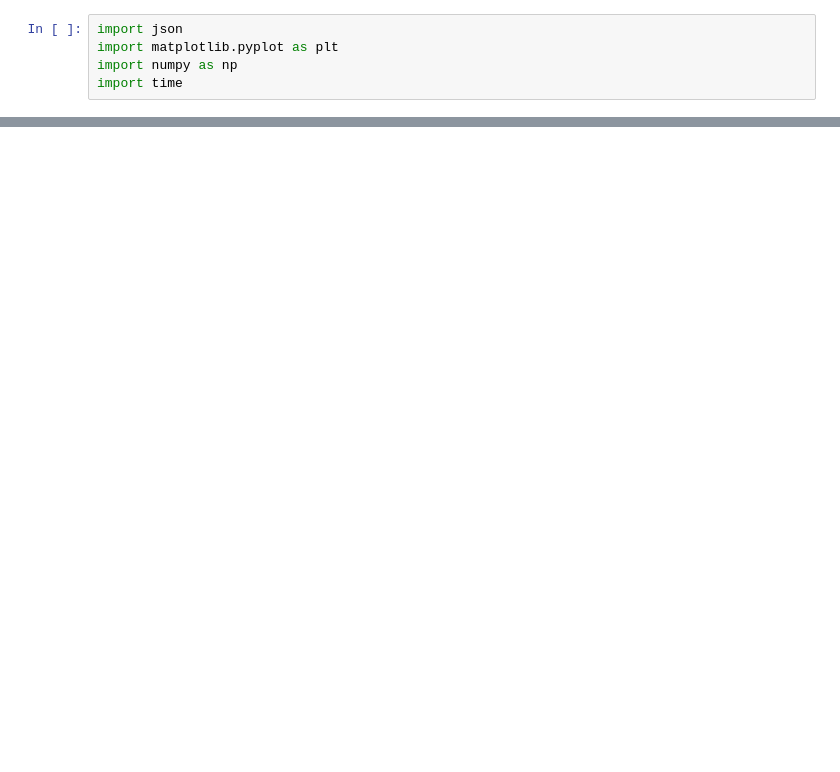
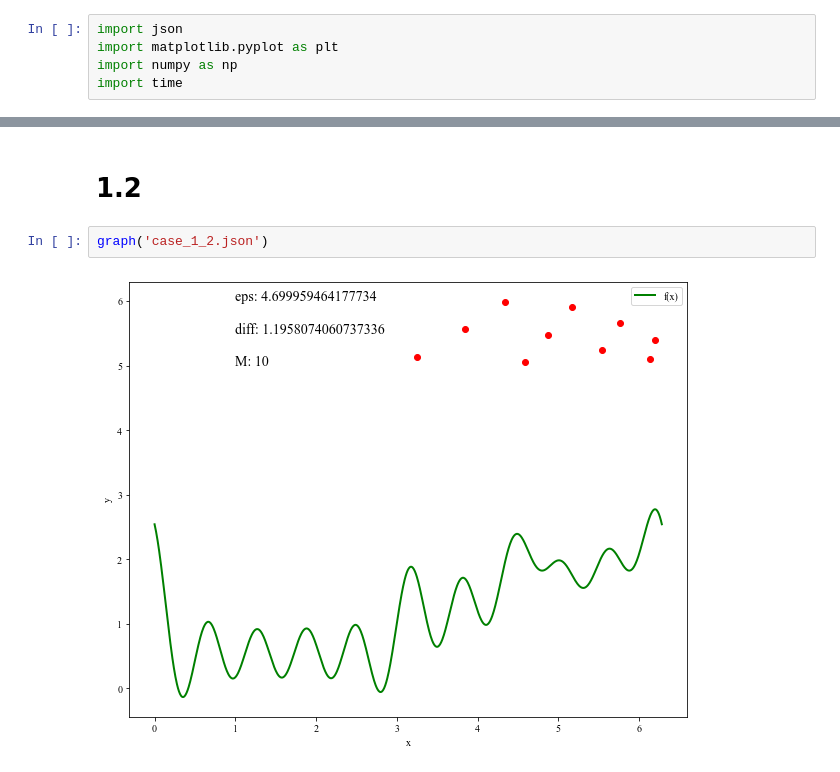
Before and after one commit to l3r8yJ/blyad, a Jupyter notebook: graph.ipynb, the cells around one changed output, grey strips where cells are left out. Saved outputs shown, nothing was run; the diff lists cells and outputs as text; blank space fills up the shorter version.

```diff
--- a/graph.ipynb
+++ b/graph.ipynb
@@ -42,0 +49,6 @@ time: 0.12397120800000039
+# %% [markdown]
+# 1.2
+# %%
+graph('case_1_2.json')
+# %% [output]
+[figure, added]
```
Also changed, not shown: parts of 9 cells of this notebook, 1 other file.
